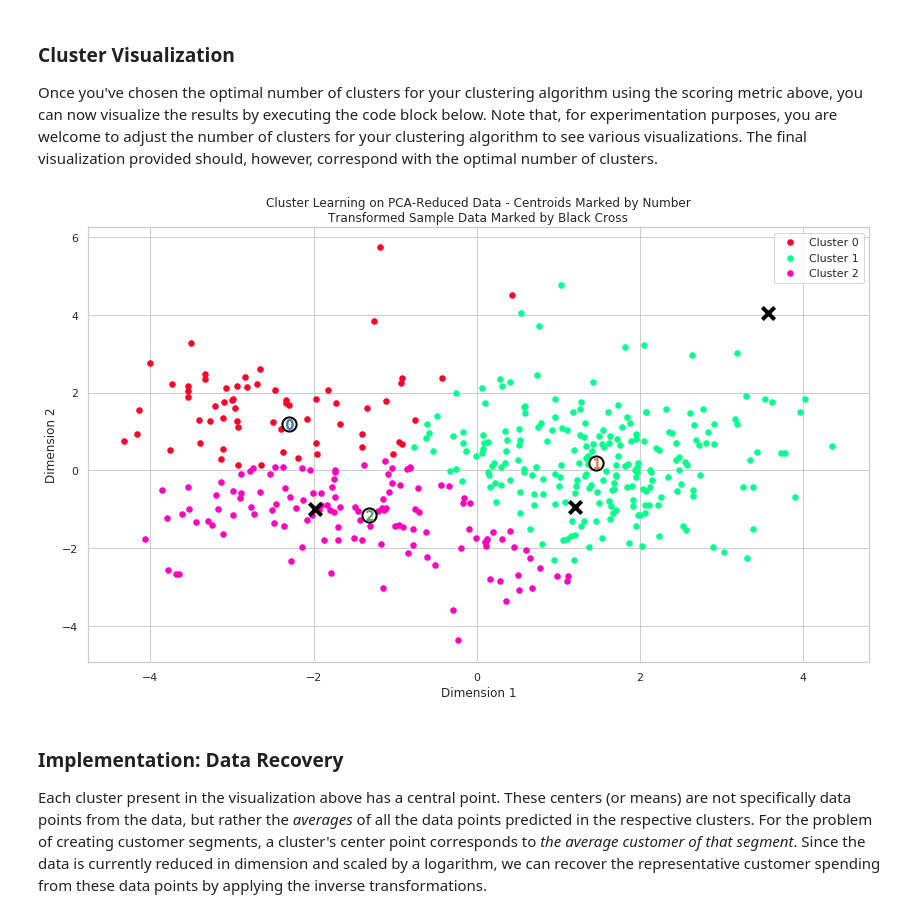
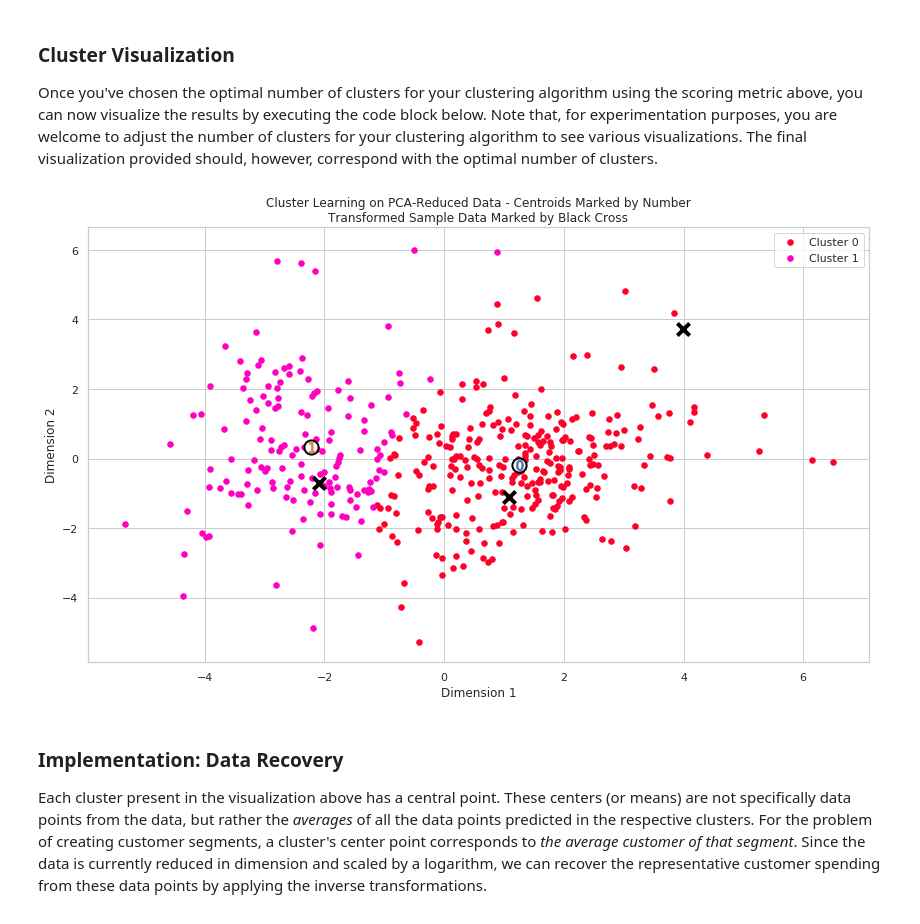
Before and after one commit to ruiconti/machine-learning, a Jupyter notebook: projects/customer_segments/customer_segments.ipynb, the cells around one changed output. Drawn from its saved outputs; the diff is of its cells as text; code cells hidden in the pictures.

```diff
--- a/projects/customer_segments/customer_segments.ipynb
+++ b/projects/customer_segments/customer_segments.ipynb
@@ -302,7 +311,7 @@ for feature in log_data.keys():
     Q3 = np.percentile(log_data[feature], 75)
 
     # TODO: Use the interquartile range to calculate an outlier step (1.5 times the interquartile range)
-    step = Q3-Q1
+    step = (Q3-Q1)*1.5
 
     # Display the outliers
     outliers = log_data[~((log_data[feature] >= Q1 - step) & (log_data[feature] <= Q3 + step))]
@@ -548,15 +564,15 @@ Silhouette Scores for K-clusters
 Once you've chosen the optimal number of clusters for your clustering algorithm using the scoring metric above, you can now visualize the results by executing the code block below. Note that, for experimentation purposes, you are welcome to adjust the number of clusters for your clustering algorithm to see various visualizations. The final visualization provided should, however, correspond with the optimal number of clusters.
 # %%
 # Display the results of the clustering from implementation
-gmm = GaussianMixture(n_components=3, random_state=0)
+gmm = GaussianMixture(n_components=2, random_state=0)
 gmm.fit(reduced_data)
 preds = gmm.predict(reduced_data)
 centers = gmm.means_
 sample_preds = gmm.predict(pca_samples)
 
 vs.cluster_results(reduced_data, preds, centers, pca_samples)
 # %% [output]
-[figure, old version]
+[figure, new version]
 # %% [markdown]
 ### Implementation: Data Recovery
 Each cluster present in the visualization above has a central point. These centers (or means) are not specifically data points from the data, but rather the *averages* of all the data points predicted in the respective clusters. For the problem of creating customer segments, a cluster's center point corresponds to *the average customer of that segment*. Since the data is currently reduced in dimension and scaled by a logarithm, we can recover the representative customer spending from these data points by applying the inverse transformations.
```
Also changed, not shown: parts of 27 cells of this notebook.
